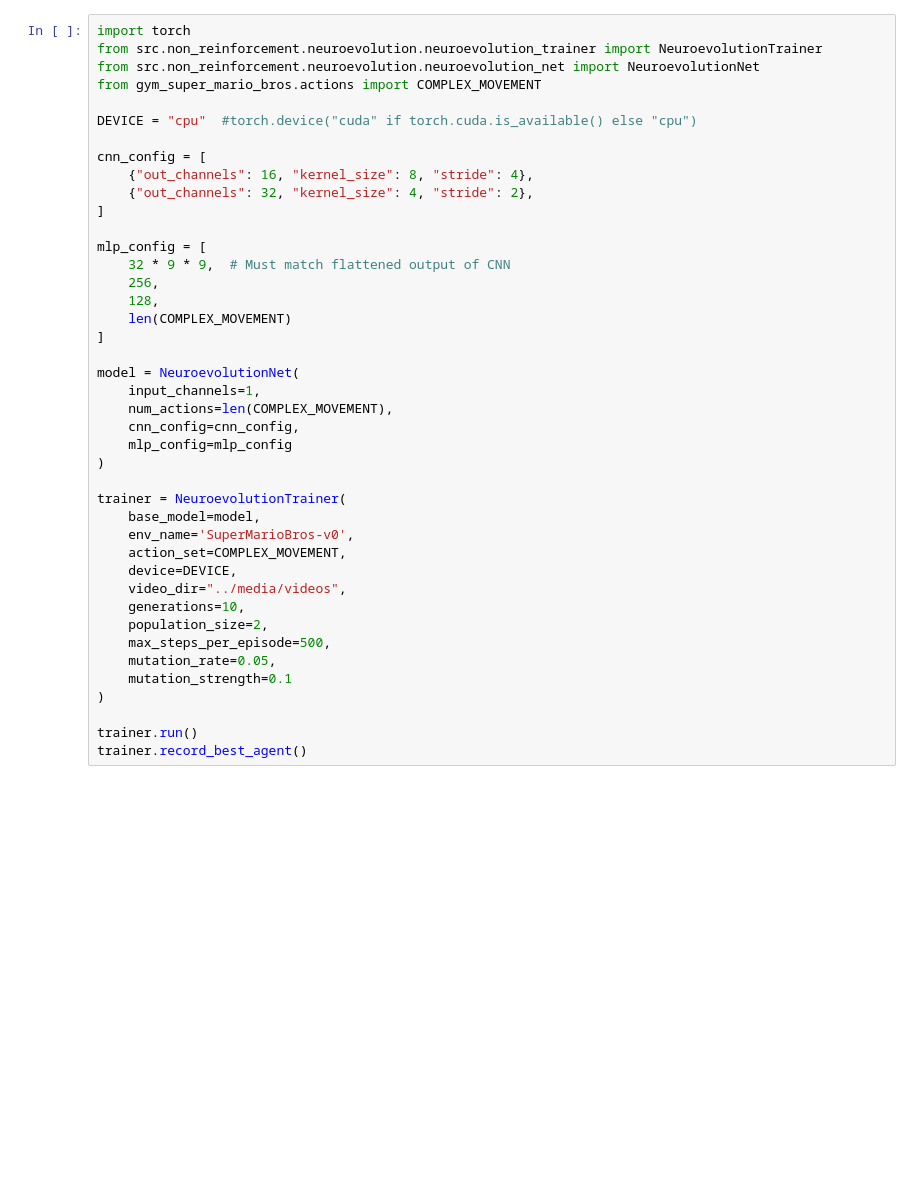
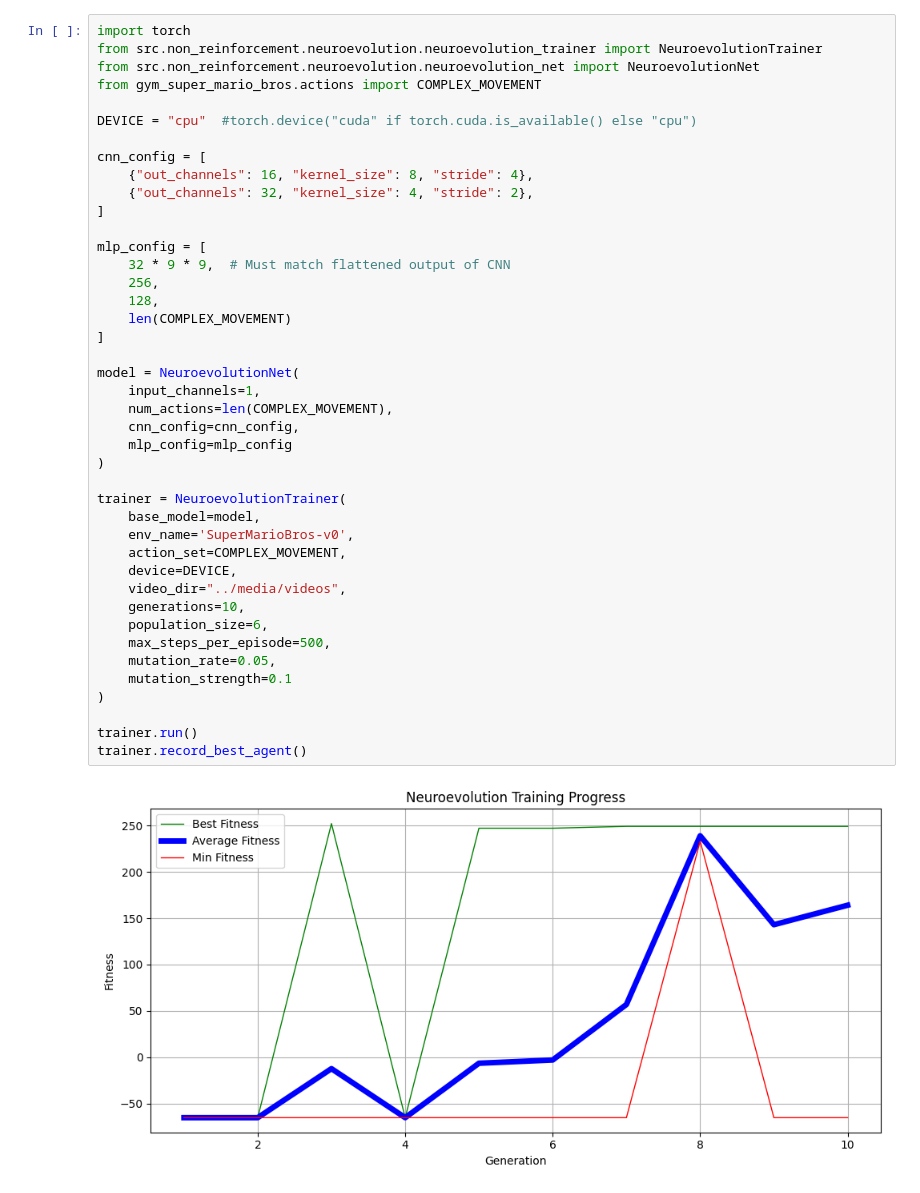
Before and after one commit to BjarneThomzik/SuperMarioReinforcementLearningProject, a Jupyter notebook: notebooks/neuroevolution.ipynb, the cells around one changed output. Drawn from its saved outputs; the diff is of its cells as text; blank space fills up the shorter version.

```diff
--- a/notebooks/neuroevolution.ipynb
+++ b/notebooks/neuroevolution.ipynb
@@ -25,31 +33,33 @@ cnn_config = [
 ]
 
 mlp_config = [
     32 * 9 * 9,  # Must match flattened output of CNN
     256,
     128,
     len(COMPLEX_MOVEMENT)
 ]
 
 model = NeuroevolutionNet(
     input_channels=1,
     num_actions=len(COMPLEX_MOVEMENT),
     cnn_config=cnn_config,
     mlp_config=mlp_config
 )
 
 trainer = NeuroevolutionTrainer(
     base_model=model,
     env_name='SuperMarioBros-v0',
     action_set=COMPLEX_MOVEMENT,
     device=DEVICE,
     video_dir="../media/videos",
     generations=10,
-    population_size=2,
+    population_size=6,
     max_steps_per_episode=500,
     mutation_rate=0.05,
     mutation_strength=0.1
 )
 
 trainer.run()
 trainer.record_best_agent()
+# %% [output]
+[figure, added]
```
Also changed, not shown: parts of 2 cells of this notebook, 1 other file.
